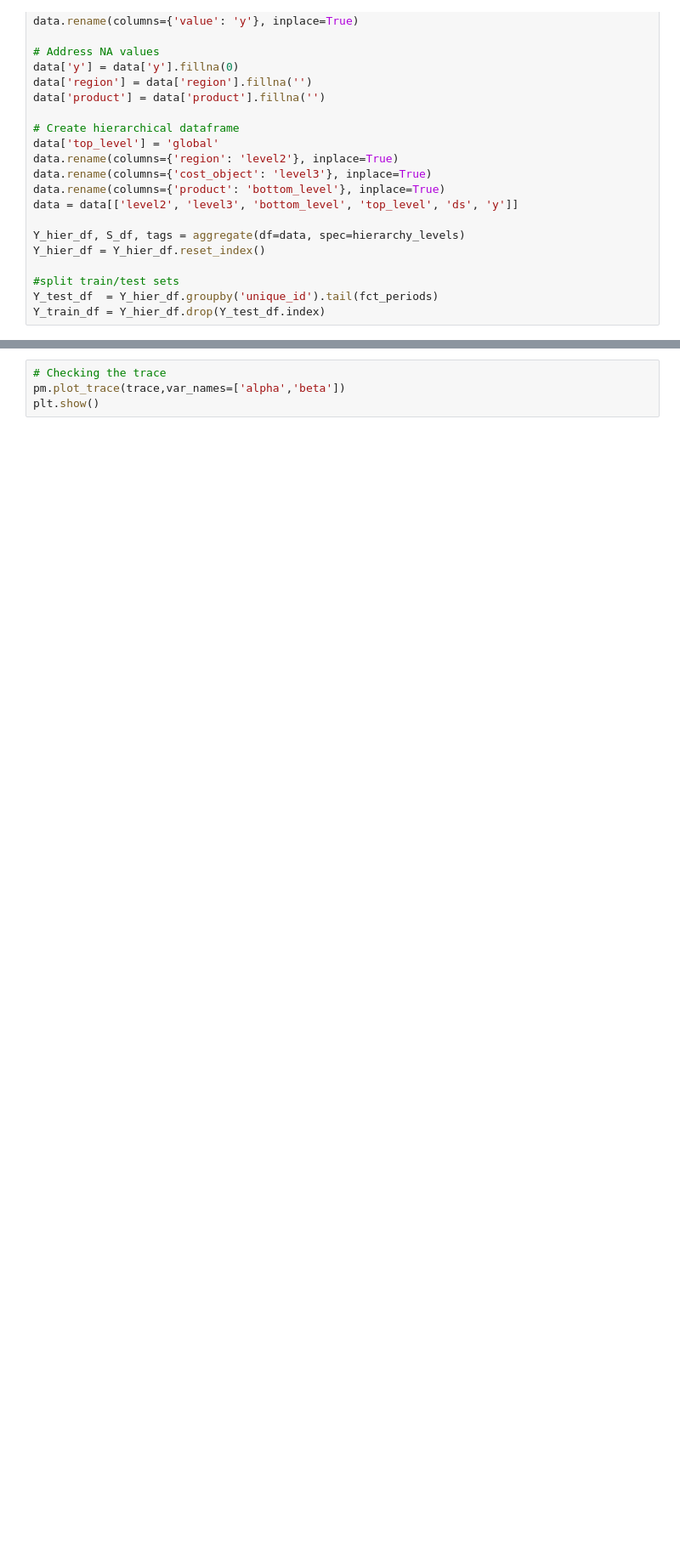
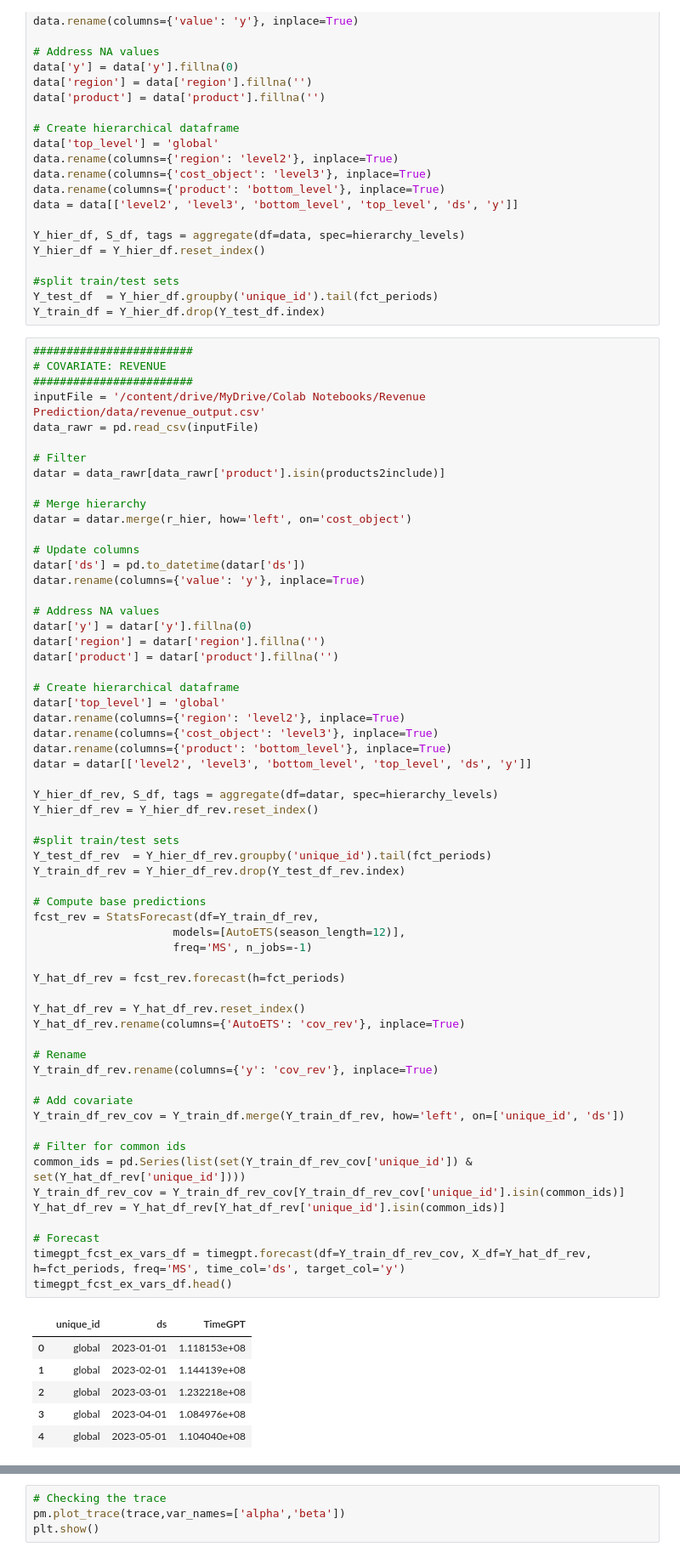
Before and after one commit to achett/Hierarchical-Model, a Jupyter notebook: Bayesian_Hierarchical_Model.ipynb, the cells around one changed output, grey strips where cells are left out. Shown at 85% size. Cells and saved outputs as stored; diff of their text form; blank space fills up the shorter version.

```diff
--- a/Bayesian_Hierarchical_Model.ipynb
+++ b/Bayesian_Hierarchical_Model.ipynb
@@ -200,6 +200,73 @@ Y_hier_df = Y_hier_df.reset_index()
 #split train/test sets
 Y_test_df  = Y_hier_df.groupby('unique_id').tail(fct_periods)
 Y_train_df = Y_hier_df.drop(Y_test_df.index)
+# %%
+########################
+# COVARIATE: REVENUE
+########################
+inputFile = '/content/drive/MyDrive/Colab Notebooks/Revenue Prediction/data/revenue_output.csv'
+data_rawr = pd.read_csv(inputFile)
+
+# Filter
+datar = data_rawr[data_rawr['product'].isin(products2include)]
+
+# Merge hierarchy
+datar = datar.merge(r_hier, how='left', on='cost_object')
+
+# Update columns
+datar['ds'] = pd.to_datetime(datar['ds'])
+datar.rename(columns={'value': 'y'}, inplace=True)
+
+# Address NA values
+datar['y'] = datar['y'].fillna(0)
+datar['region'] = datar['region'].fillna('')
+datar['product'] = datar['product'].fillna('')
+
+# Create hierarchical dataframe
+datar['top_level'] = 'global'
+datar.rename(columns={'region': 'level2'}, inplace=True)
+datar.rename(columns={'cost_object': 'level3'}, inplace=True)
+datar.rename(columns={'product': 'bottom_level'}, inplace=True)
+datar = datar[['level2', 'level3', 'bottom_level', 'top_level', 'ds', 'y']]
+
+Y_hier_df_rev, S_df, tags = aggregate(df=datar, spec=hierarchy_levels)
+Y_hier_df_rev = Y_hier_df_rev.reset_index()
+
+#split train/test sets
+Y_test_df_rev  = Y_hier_df_rev.groupby('unique_id').tail(fct_periods)
+Y_train_df_rev = Y_hier_df_rev.drop(Y_test_df_rev.index)
+
+# Compute base predictions
+fcst_rev = StatsForecast(df=Y_train_df_rev,
+                     models=[AutoETS(season_length=12)],
+                     freq='MS', n_jobs=-1)
+
+Y_hat_df_rev = fcst_rev.forecast(h=fct_periods)
+
+Y_hat_df_rev = Y_hat_df_rev.reset_index()
+Y_hat_df_rev.rename(columns={'AutoETS': 'cov_rev'}, inplace=True)
+
+# Rename
+Y_train_df_rev.rename(columns={'y': 'cov_rev'}, inplace=True)
+
+# Add covariate
+Y_train_df_rev_cov = Y_train_df.merge(Y_train_df_rev, how='left', on=['unique_id', 'ds'])
+
+# Filter for common ids
+common_ids = pd.Series(list(set(Y_train_df_rev_cov['unique_id']) & set(Y_hat_df_rev['unique_id'])))
+Y_train_df_rev_cov = Y_train_df_rev_cov[Y_train_df_rev_cov['unique_id'].isin(common_ids)]
+Y_hat_df_rev = Y_hat_df_rev[Y_hat_df_rev['unique_id'].isin(common_ids)]
+
+# Forecast
+timegpt_fcst_ex_vars_df = timegpt.forecast(df=Y_train_df_rev_cov, X_df=Y_hat_df_rev, h=fct_periods, freq='MS', time_col='ds', target_col='y')
+timegpt_fcst_ex_vars_df.head()
+# %% [output]
+|  | unique_id | ds | TimeGPT |
+| 0 | global | 2023-01-01 | 1.118153e+08 |
+| 1 | global | 2023-02-01 | 1.144139e+08 |
+| 2 | global | 2023-03-01 | 1.232218e+08 |
+| 3 | global | 2023-04-01 | 1.084976e+08 |
+| 4 | global | 2023-05-01 | 1.104040e+08 |
 # %%
 ########################
 # RUN HIERARCHICAL
```
Also changed, not shown: parts of 13 cells of this notebook.
